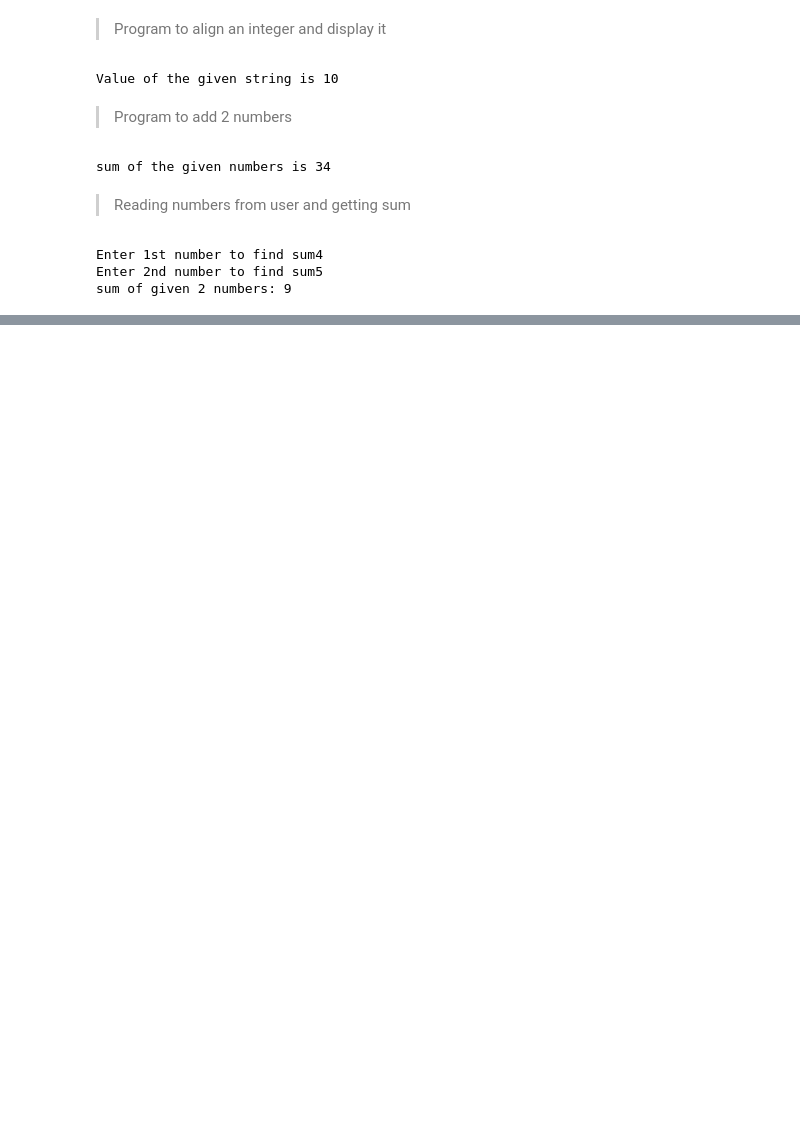
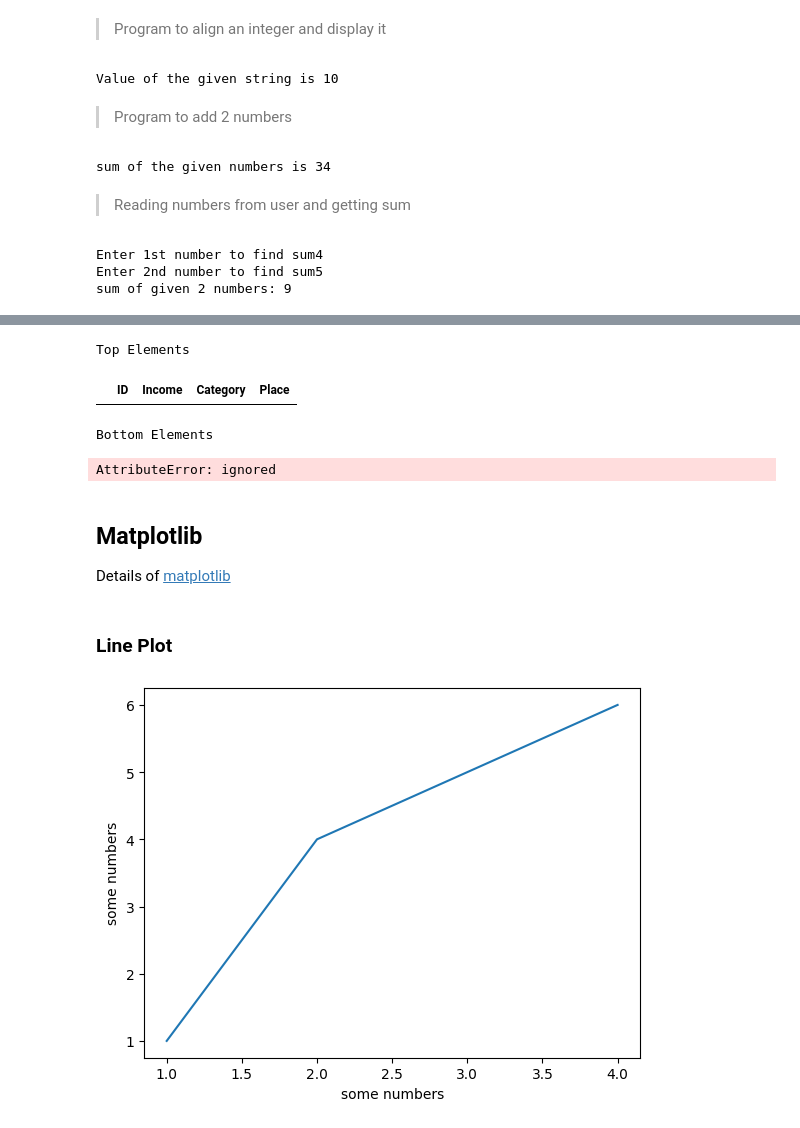
Before and after one commit to Just-Midhun/PythonForMachineLearning, a Jupyter notebook: BasicPy.ipynb, the cells around one changed output, grey strips where cells are left out. Cells and saved outputs as stored; diff of their text form; code cells hidden in the pictures; blank space fills up the shorter version.

```diff
--- a/BasicPy.ipynb
+++ b/BasicPy.ipynb
@@ -40,0 +613,15 @@ sum of given 2 numbers: 9
+# %%
+print("Top Elements\n")
+df.head(0)
+# %% [output]
+Top Elements
+|  | ID | Income | Category | Place |
+# %%
+print("Bottom Elements\n")
+df.bottom(0)
+# %% [output]
+Bottom Elements
+AttributeError: ignored
+# %% [markdown]
+## Matplotlib
+Details of <a href="https://matplotlib.org/api/index.html" > matplotlib </a>
@@ -40,0 +631,10 @@ sum of given 2 numbers: 9
+# %% [markdown]
+### Line Plot
+# %%
+# Line plot
+plt.plot([1,2,3,4],[1,4,5,6])
+plt.xlabel('some numbers')
+plt.ylabel('some numbers')
+plt.show()
+# %% [output]
+[figure, added]
```
Also changed, not shown: parts of 57 cells of this notebook.
